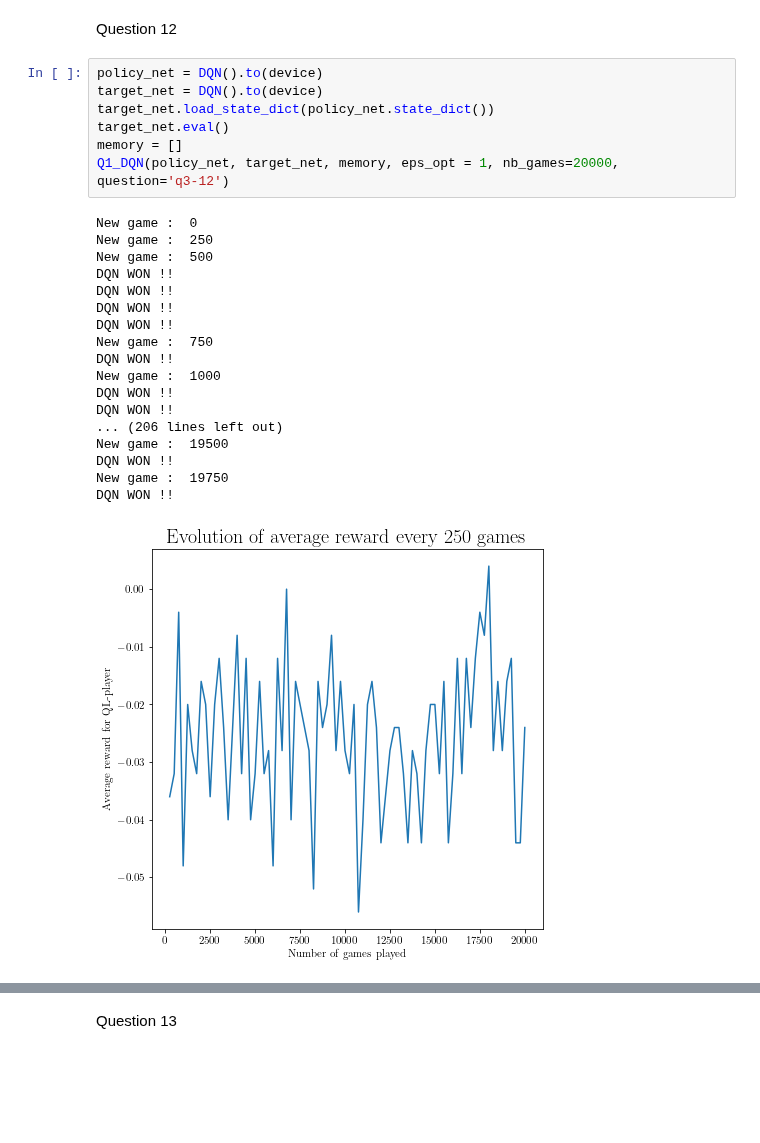
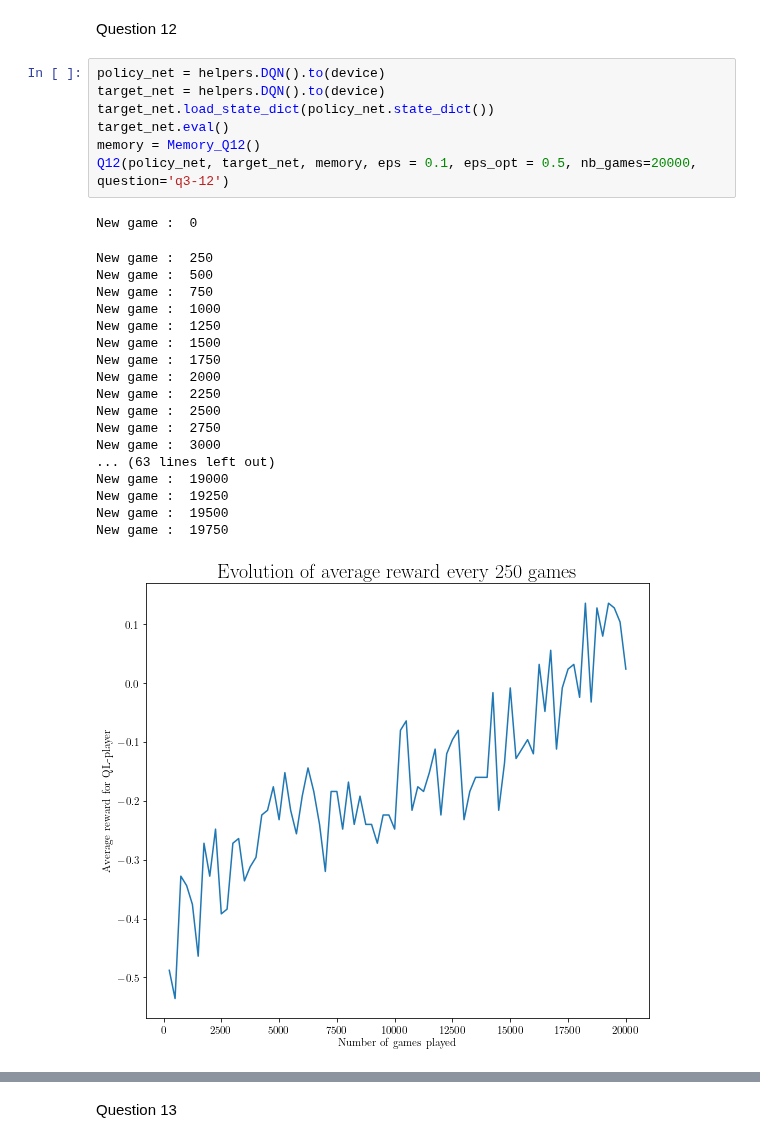
Before and after one commit to louisPoulain/ANN_NIM, a Jupyter notebook: DQN copy 2.ipynb, the cells around one changed output, grey strips where cells are left out. Saved outputs shown, nothing was run; the diff lists cells and outputs as text; blank space fills up the shorter version.

```diff
--- a/DQN copy 2.ipynb
+++ b/DQN copy 2.ipynb
@@ -354,28 +207,29 @@ New game :  4500
 # %% [markdown]
 Question 12
 # %%
-policy_net = DQN().to(device)
-target_net = DQN().to(device)
+policy_net = helpers.DQN().to(device)
+target_net = helpers.DQN().to(device)
 target_net.load_state_dict(policy_net.state_dict())
 target_net.eval()
-memory = []
-Q1_DQN(policy_net, target_net, memory, eps_opt = 1, nb_games=20000, question='q3-12')
+memory = Memory_Q12()
+Q12(policy_net, target_net, memory, eps = 0.1, eps_opt = 0.5, nb_games=20000, question='q3-12')
 # %% [output]
 New game :  0
-New game :  250
-New game :  500
-DQN WON !!
-DQN WON !!
-DQN WON !!
-DQN WON !!
-New game :  750
-DQN WON !!
-New game :  1000
-DQN WON !!
-DQN WON !!
-... (206 lines left out)
-New game :  19500
-DQN WON !!
-New game :  19750
-DQN WON !!
+New game :  250
+New game :  500
+New game :  750
+New game :  1000
+New game :  1250
+New game :  1500
+New game :  1750
+New game :  2000
+New game :  2250
+New game :  2500
+New game :  2750
+New game :  3000
+... (63 lines left out)
+New game :  19000
+New game :  19250
+New game :  19500
+New game :  19750
-[figure, old version]
+[figure, new version]
```
Also changed, not shown: parts of 4 cells of this notebook, 18 other files.
